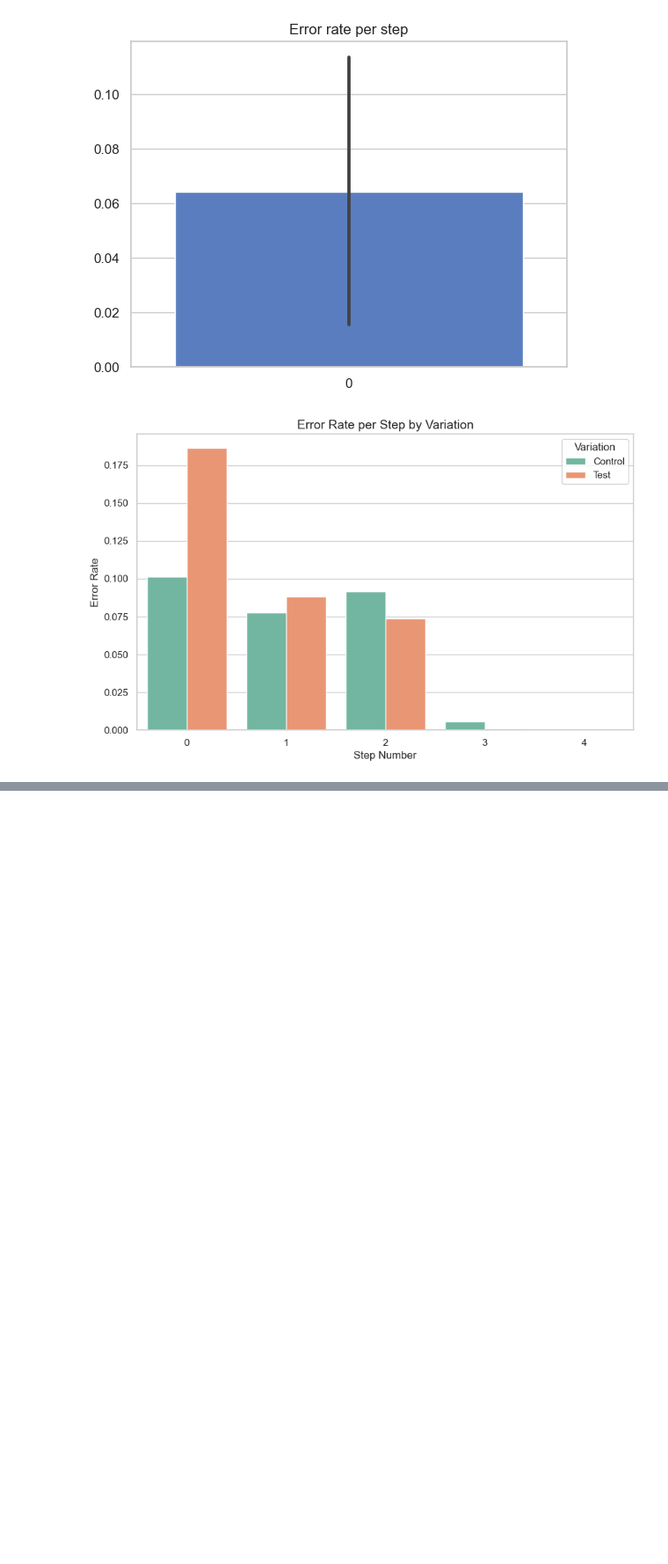
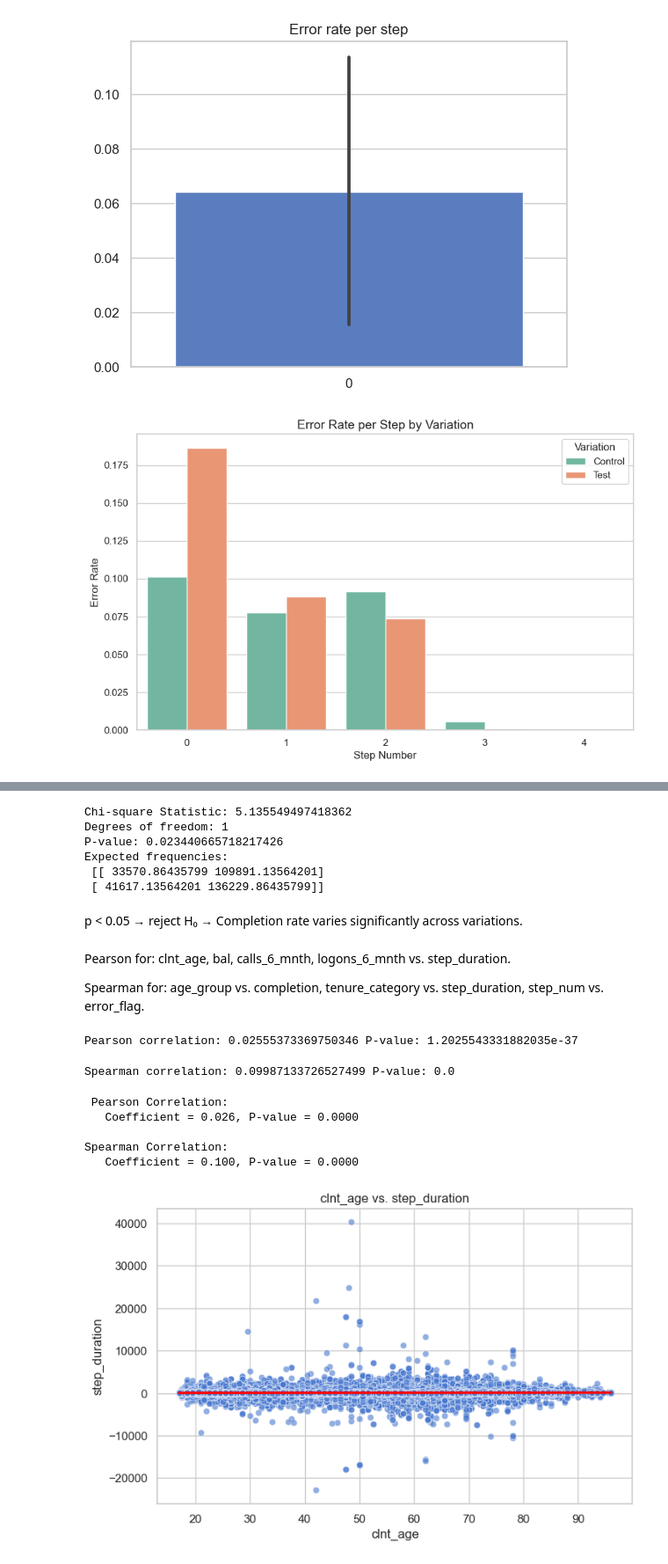
Before and after one commit to lewisdeanclark/vanguard-project, a Jupyter notebook: week5_p_value.ipynb, the cells around one changed output, grey strips where cells are left out. Shown at 88% size. Cells and saved outputs as stored; diff of their text form; code cells hidden in the pictures; blank space fills up the shorter version.

Commit message:
Added more comparisons and example Spearman and pearson

```diff
--- a/week5_p_value.ipynb
+++ b/week5_p_value.ipynb
@@ -766,0 +958,74 @@ Index(['step_num', 'Variation', 'error_flag'], dtype='object')
+# %%
+chi2, p, dof, expected = chi2_contingency(contingency)
+
+print("Chi-square Statistic:", chi2)
+print("Degrees of freedom:", dof)
+print("P-value:", p)
+print("Expected frequencies:\n", expected)
+# %% [output]
+Chi-square Statistic: 5.135549497418362
+Degrees of freedom: 1
+P-value: 0.023440665718217426
+Expected frequencies:
+ [[ 33570.86435799 109891.13564201]
+ [ 41617.13564201 136229.86435799]]
+# %% [markdown]
+p < 0.05 → reject H₀ → Completion rate varies significantly across variations.
+# %% [markdown]
+Pearson for: clnt_age, bal, calls_6_mnth, logons_6_mnth vs. step_duration.
+
+Spearman for: age_group vs. completion, tenure_category vs. step_duration, step_num vs. error_flag.
+# %%
+from scipy.stats import pearsonr
+
+# Select the two columns
+subset = df_combined[['clnt_age', 'step_duration']].copy()
+
+# Remove NaN or inf values
+subset = subset.replace([np.inf, -np.inf], np.nan).dropna()
+
+# Run Pearson correlation
+pearson_corr, p_value = pearsonr(subset['clnt_age'], subset['step_duration'])
+print("Pearson correlation:", pearson_corr, "P-value:", p_value)
+# %% [output]
+Pearson correlation: 0.02555373369750346 P-value: 1.2025543331882035e-37
+# %%
+from scipy.stats import spearmanr
+
+spearman_corr, p_value = spearmanr(subset['clnt_age'], subset['step_duration'])
+print("Spearman correlation:", spearman_corr, "P-value:", p_value)
+# %% [output]
+Spearman correlation: 0.09987133726527499 P-value: 0.0
+# %%
+
+
+# Pick the two variables
+subset = df_combined[['clnt_age', 'step_duration']].copy()
+
+# Remove NaN and inf values
+subset = subset.replace([np.inf, -np.inf], np.nan).dropna()
+
+# Pearson correlation (linear relationship)
+pearson_corr, pearson_p = pearsonr(subset['clnt_age'], subset['step_duration'])
+
+# Spearman correlation (monotonic relationship, ranks)
+spearman_corr, spearman_p = spearmanr(subset['clnt_age'], subset['step_duration'])
+
+print(" Pearson Correlation:")
+print(f"   Coefficient = {pearson_corr:.3f}, P-value = {pearson_p:.4f}")
+print("\n" "Spearman Correlation:")
+print(f"   Coefficient = {spearman_corr:.3f}, P-value = {spearman_p:.4f}")
+
+# Visualization: scatterplot with regression line
+plt.figure(figsize=(8,5))
+sns.scatterplot(data=subset, x='clnt_age', y='step_duration', alpha=0.6)
+sns.regplot(data=subset, x='clnt_age', y='step_duration', scatter=False, color="red")
+plt.title("clnt_age vs. step_duration")
+plt.show()
+# %% [output]
+ Pearson Correlation:
+   Coefficient = 0.026, P-value = 0.0000
+
+Spearman Correlation:
+   Coefficient = 0.100, P-value = 0.0000
+[figure, added]
```
Also changed, not shown: parts of 23 cells of this notebook.
